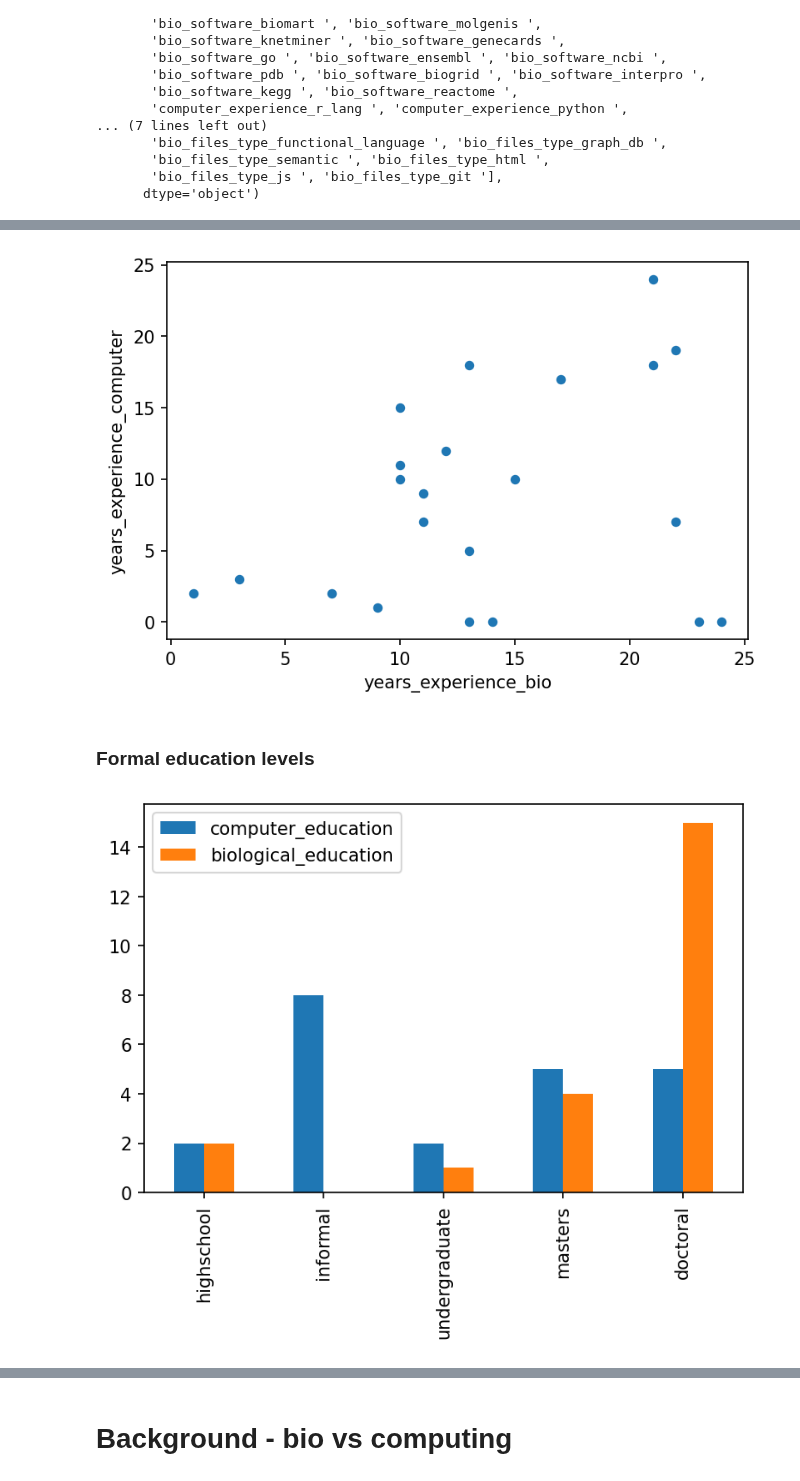
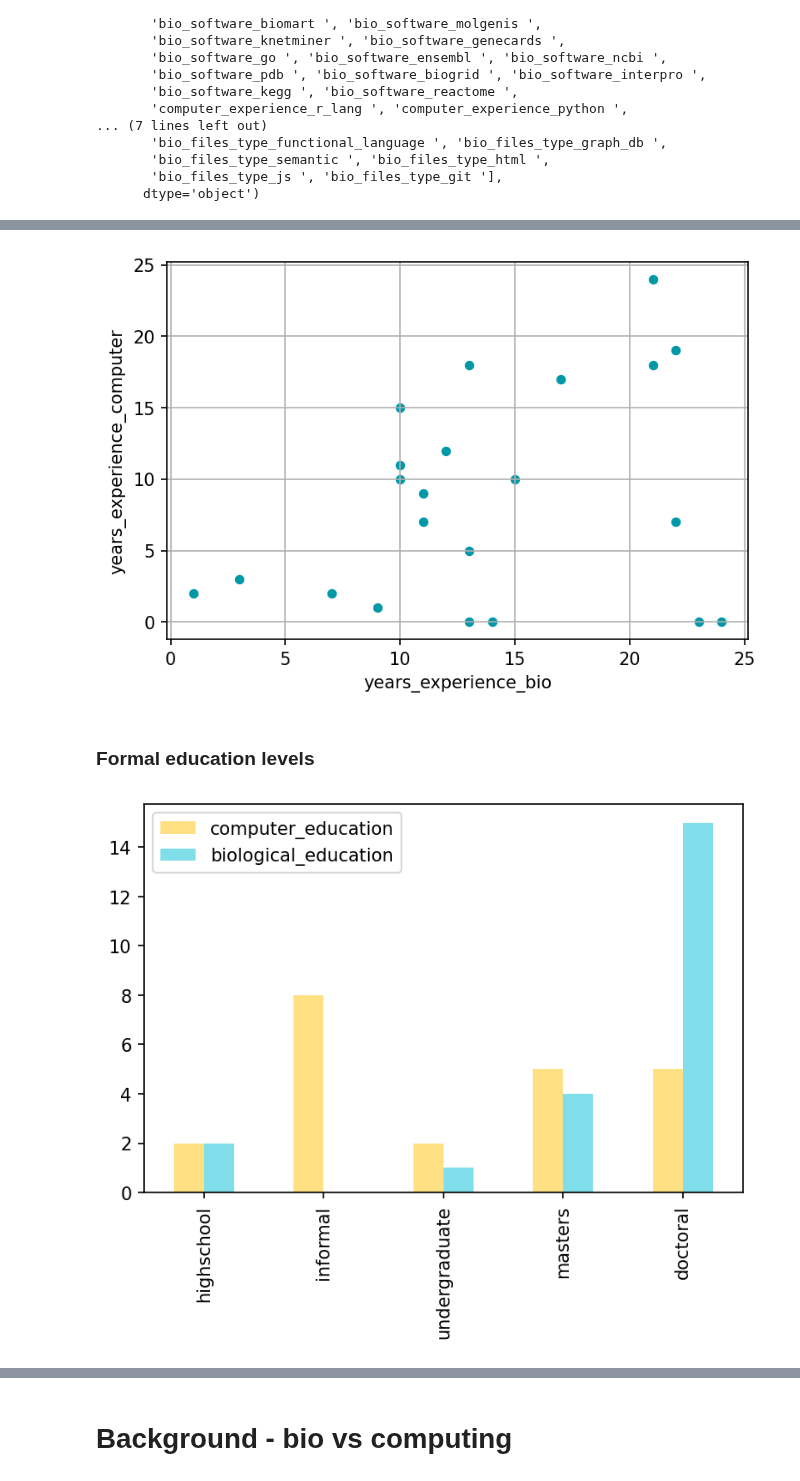
Before and after one commit to yochannah/subjective-data-models-analysis, a Jupyter notebook: import_data.ipynb, the cells around one changed output, grey strips where cells are left out. Drawn from its saved outputs; the diff is of its cells as text; code cells hidden in the pictures.

```diff
--- a/import_data.ipynb
+++ b/import_data.ipynb
@@ -152,39 +172,43 @@ plt.savefig('figures/figure1.png',dpi=300)
 # %%
 #bio xp (years) vs computer xp (years)
-scatterplt = expanded_backgrounds.drop(["Respondent ID"], axis=1).plot.scatter(x="years_experience_bio", y="years_experience_computer")
-scatterplt.figure.savefig('figures/bio_comp_xp_years_scatterplot.png',dpi=300)
+scatterplt = expanded_backgrounds.drop(["Respondent ID"], axis=1)
+scatterplt = scatterplt.plot.scatter(x="years_experience_bio",
+                        y="years_experience_computer",
+                        color='#0097A7')
+scatterplt.grid(True)
+scatterplt.figure.savefig('figures/bio_comp_xp_years_scatterplot.png')
 # %% [output]
-[figure, old version]
+[figure, new version]
 # %% [markdown]
 ### Formal education levels
 # %%
 # bio xp (formal education) vs computer xp (formal education)
 
 # First, set up the data categories
 degree_order = ["highschool", "informal", "undergraduate", "masters", "doctoral"]
 
 # add category datatypes and make sure it's ordinal
 expanded_backgrounds["biological_education"] = expanded_backgrounds["biological_education"].astype("category")
 expanded_backgrounds["computer_education"] = expanded_backgrounds["computer_education"].astype("category")
 
 expanded_backgrounds["computer_education"] = expanded_backgrounds["computer_education"].cat.set_categories(degree_order, ordered=True)
 expanded_backgrounds["biological_education"] = expanded_backgrounds["biological_education"].cat.set_categories(degree_order, ordered=True)
 
 #we want to just get the counts of who has which level.
 computer_formal = expanded_backgrounds["computer_education"].value_counts()
 bio_formal = expanded_backgrounds["biological_education"].value_counts()
 
 # in order to plot this as a bar chart, we want a df
 # with the categories as the labels and the values as rows
 both_formal = pd.DataFrame([computer_formal, bio_formal])
 
 # order based on the degree classification
 both_formal = both_formal.T.sort_index()
 
 #visualise
-barchart = both_formal.plot.bar()
+barchart = both_formal.plot.bar(color=['#FFE082','#80DEEA'])
 barchart.figure.savefig('figures/bio_computer_formal_bar.png',dpi=300)
 # %% [output]
-[figure, old version]
+[figure, new version]
 # %%
 # convert the formal education levels to a number in order to fake a plot...
```
Also changed, not shown: parts of 11 cells of this notebook, 6 other files.
